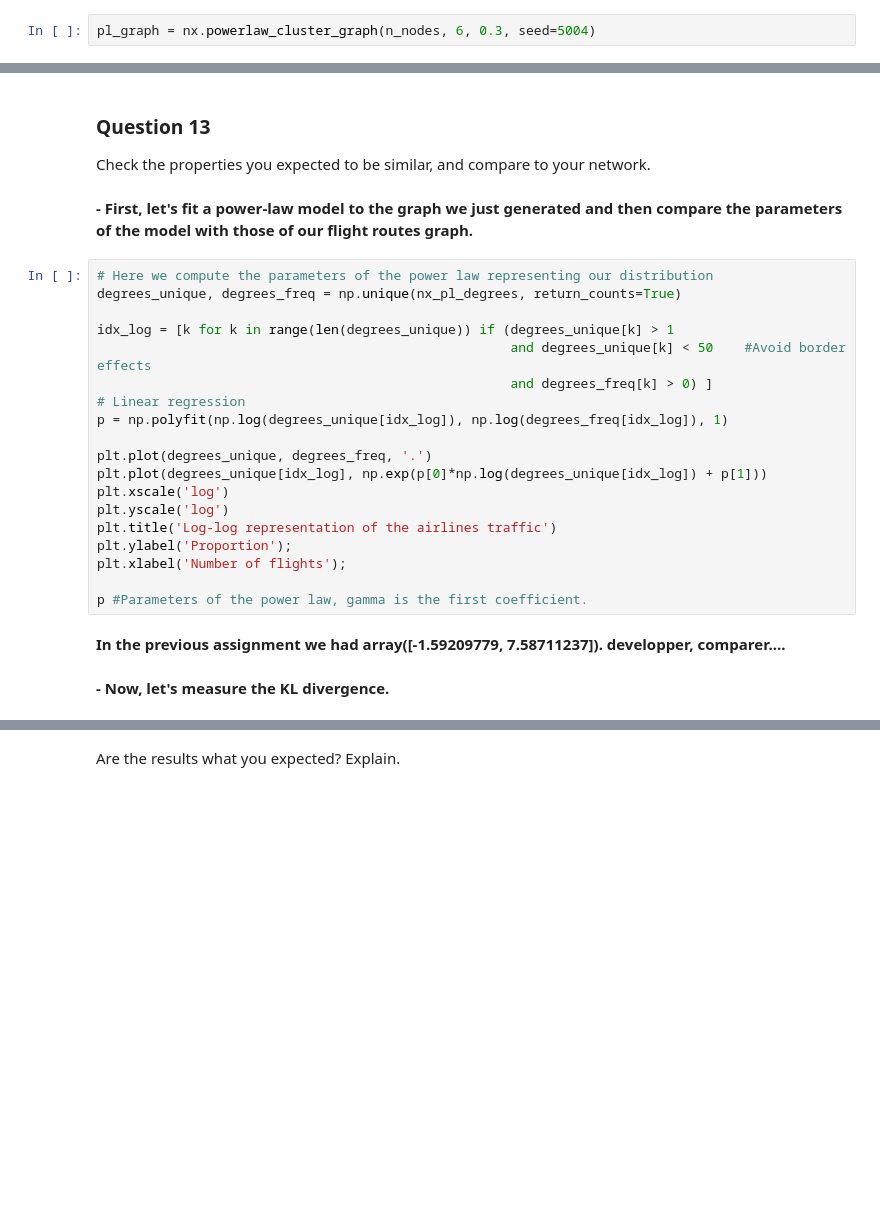
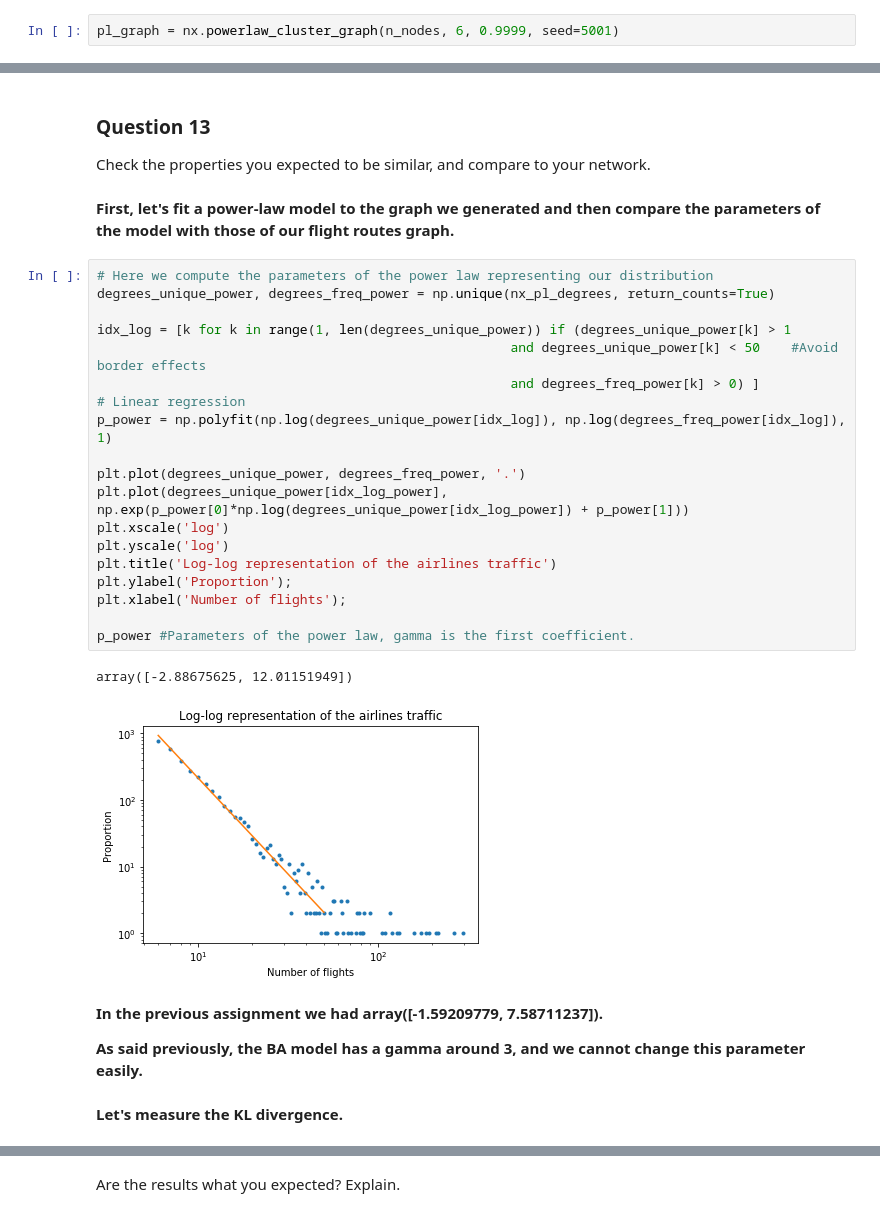
Before and after one commit to AmauV/NTDS, a Jupyter notebook: 2_network_models.ipynb, the cells around one changed output, grey strips where cells are left out. Saved outputs shown, nothing was run; the diff lists cells and outputs as text; blank space fills up the shorter version.

```diff
--- a/2_network_models.ipynb
+++ b/2_network_models.ipynb
@@ -382,7 +382,7 @@ Create a random graph from that model, such that the number of nodes is the same
 # %% [markdown]
 **The powerlaw_cluster_graph function in networkx creates a random graph according to the improved version of the BA model mentionned in questions 10 and 11.**
 # %%
-pl_graph = nx.powerlaw_cluster_graph(n_nodes, 6, 0.3, seed=5004)
+pl_graph = nx.powerlaw_cluster_graph(n_nodes, 6, 0.9999, seed=5001)
 # %%
 nx_pl_degrees = sorted([d for n, d in pl_graph.degree()], reverse=True)
 print('Difference number of edges with adjacency: ', (sum(nx_pl_degrees)-n_edges*2)/(n_edges*2)*100, ' %')
@@ -403,30 +405,35 @@ plt.show()
 
 Check the properties you expected to be similar, and compare to your network.
 # %% [markdown]
-**- First, let's fit a power-law model to the graph we just generated and then compare the parameters of the model with those of our flight routes graph.**
+**First, let's fit a power-law model to the graph we generated and then compare the parameters of the model with those of our flight routes graph.**
 # %%
 # Here we compute the parameters of the power law representing our distribution
-degrees_unique, degrees_freq = np.unique(nx_pl_degrees, return_counts=True)
+degrees_unique_power, degrees_freq_power = np.unique(nx_pl_degrees, return_counts=True)
 
-idx_log = [k for k in range(len(degrees_unique)) if (degrees_unique[k] > 1
-                                                     and degrees_unique[k] < 50    #Avoid border effects
-                                                     and degrees_freq[k] > 0) ]
+idx_log = [k for k in range(1, len(degrees_unique_power)) if (degrees_unique_power[k] > 1
+                                                     and degrees_unique_power[k] < 50    #Avoid border effects
+                                                     and degrees_freq_power[k] > 0) ]
 # Linear regression
-p = np.polyfit(np.log(degrees_unique[idx_log]), np.log(degrees_freq[idx_log]), 1)
+p_power = np.polyfit(np.log(degrees_unique_power[idx_log]), np.log(degrees_freq_power[idx_log]), 1)
 
-plt.plot(degrees_unique, degrees_freq, '.')
-plt.plot(degrees_unique[idx_log], np.exp(p[0]*np.log(degrees_unique[idx_log]) + p[1]))
+plt.plot(degrees_unique_power, degrees_freq_power, '.')
+plt.plot(degrees_unique_power[idx_log_power], np.exp(p_power[0]*np.log(degrees_unique_power[idx_log_power]) + p_power[1]))
 plt.xscale('log')
 plt.yscale('log')
 plt.title('Log-log representation of the airlines traffic')
 plt.ylabel('Proportion');
 plt.xlabel('Number of flights');
 
-p #Parameters of the power law, gamma is the first coefficient.
+p_power #Parameters of the power law, gamma is the first coefficient.
+# %% [output]
+array([-2.88675625, 12.01151949])
+[figure, added]
 # %% [markdown]
-**In the previous assignment we had array([-1.59209779,  7.58711237]). developper, comparer....**
+**In the previous assignment we had array([-1.59209779,  7.58711237]).**
+
+**As said previously, the BA model has a gamma around 3, and we cannot change this parameter easily.**
 # %% [markdown]
-**- Now, let's measure the KL divergence.**
+**Let's measure the KL divergence.**
 # %%
 #Let's first compute the probability distribution of degrees for the new graph
 
```
Also changed, not shown: parts of 37 cells of this notebook.
